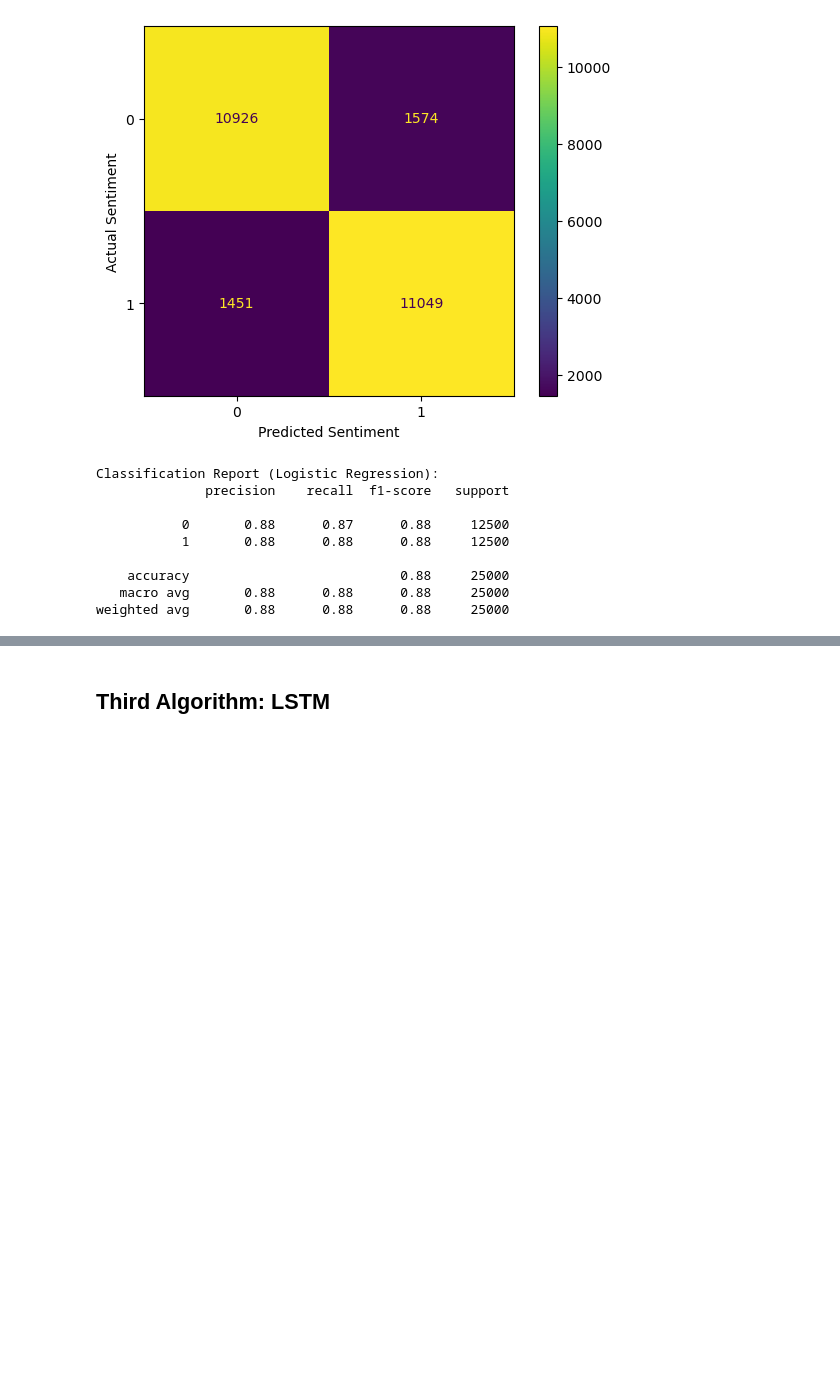
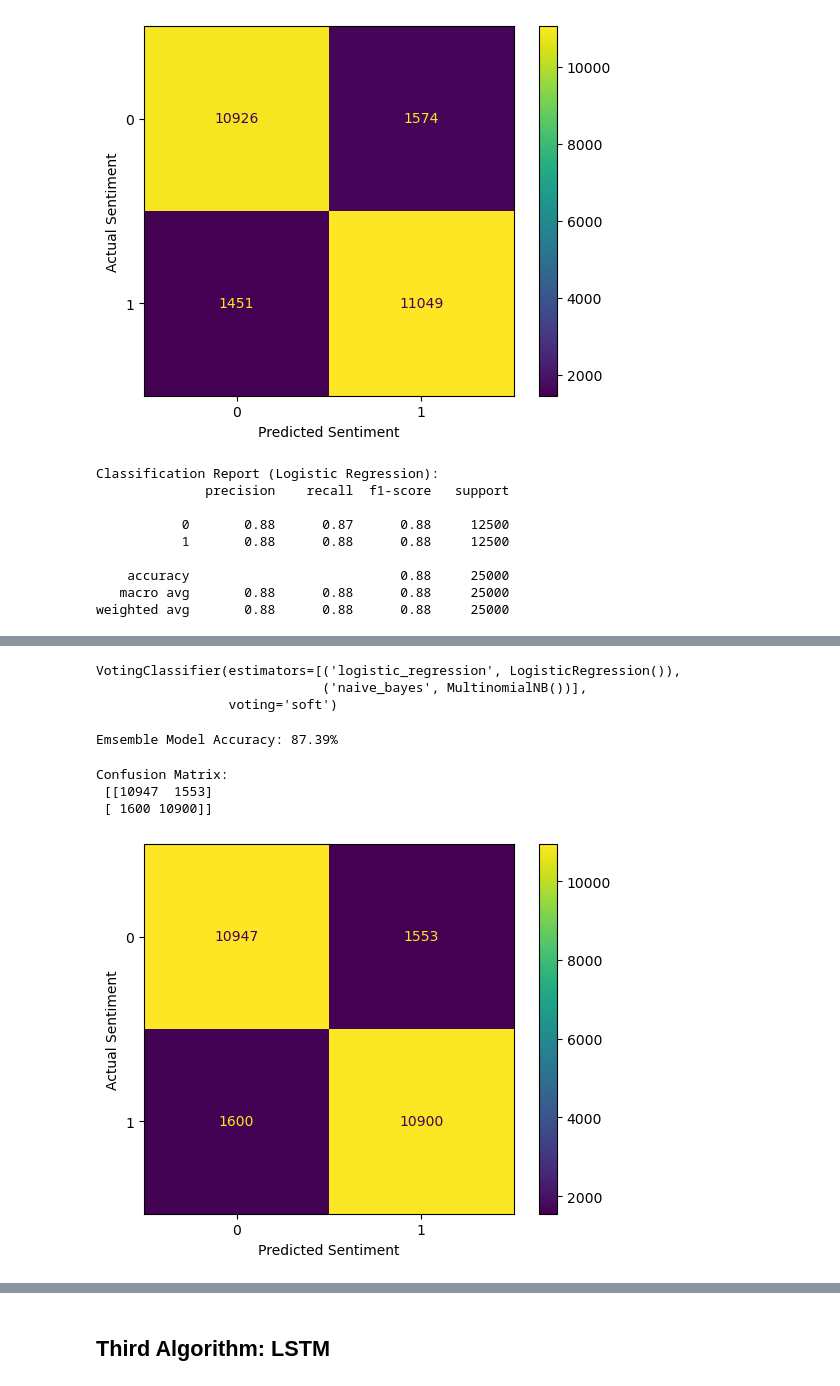
Before and after one commit to shakyaa89/Movie-Reviews-Sentiment-Analysis, a Jupyter notebook: 23048469 Shashwat Shakya.ipynb, the cells around one changed output, grey strips where cells are left out. Saved outputs shown, nothing was run; the diff lists cells and outputs as text; code cells hidden in the pictures; blank space fills up the shorter version.

```diff
--- a/23048469 Shashwat Shakya.ipynb
+++ b/23048469 Shashwat Shakya.ipynb
@@ -268,0 +274,39 @@ weighted avg       0.88      0.88      0.88     25000
+# %%
+# Creating a Voting Classifier Model using logistic regression and naive bayes
+ensemble_model = VotingClassifier(
+    estimators = [
+        ('logistic_regression', LogisticRegression()),
+        ('naive_bayes', MultinomialNB())
+    ], voting='soft'
+)
+
+# Fitting the voting model with train data
+ensemble_model.fit(X_train_tfidf, y_train)
+# %% [output]
+VotingClassifier(estimators=[('logistic_regression', LogisticRegression()),
+                             ('naive_bayes', MultinomialNB())],
+                 voting='soft')
+# %%
+# Predicting output using voting classifier
+ensemble_pred = ensemble_model.predict(X_test_tfidf)
+# %%
+# Displaying ensemble model accuracy
+print(f"Emsemble Model Accuracy: {(accuracy_score(y_test, ensemble_pred) * 100):.2f}%")
+# %% [output]
+Emsemble Model Accuracy: 87.39%
+# %%
+# Calculating Confusion Matrix
+c_matrix = confusion_matrix(y_test, ensemble_pred)
+print(f"Confusion Matrix:\n {c_matrix}")
+# %% [output]
+Confusion Matrix:
+ [[10947  1553]
+ [ 1600 10900]]
+# %%
+# Plot confusion matrix
+ConfusionMatrixDisplay.from_predictions(y_test, ensemble_pred, values_format='d')
+plt.xlabel("Predicted Sentiment")
+plt.ylabel("Actual Sentiment")
+plt.show()
+# %% [output]
+[figure, added]
```
Also changed, not shown: parts of 18 cells of this notebook, 2 other files.
